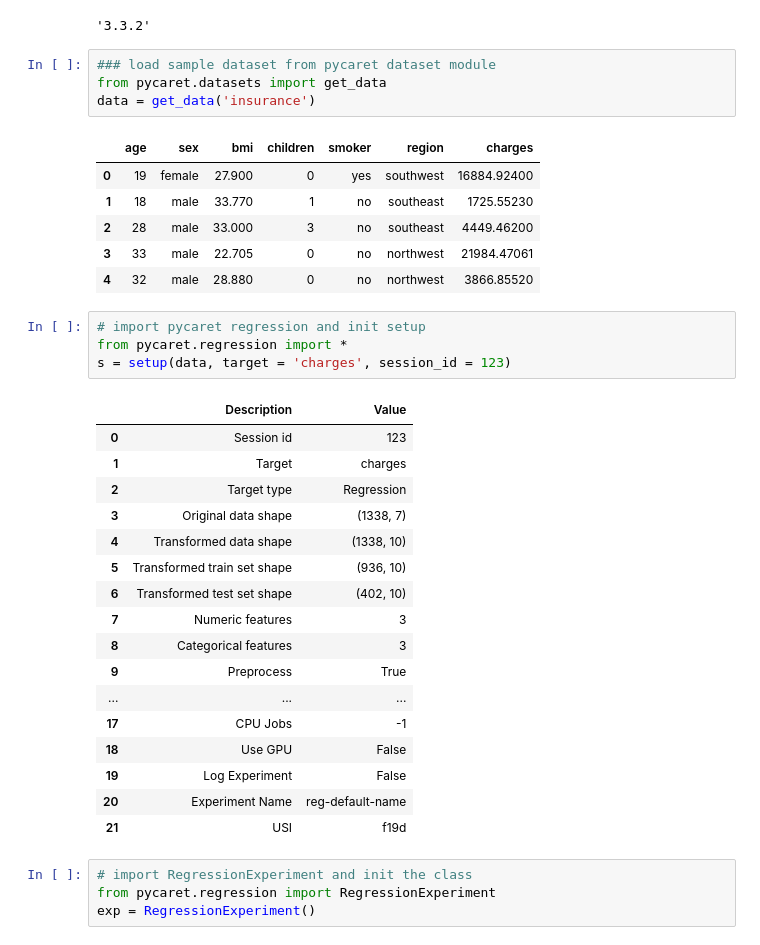
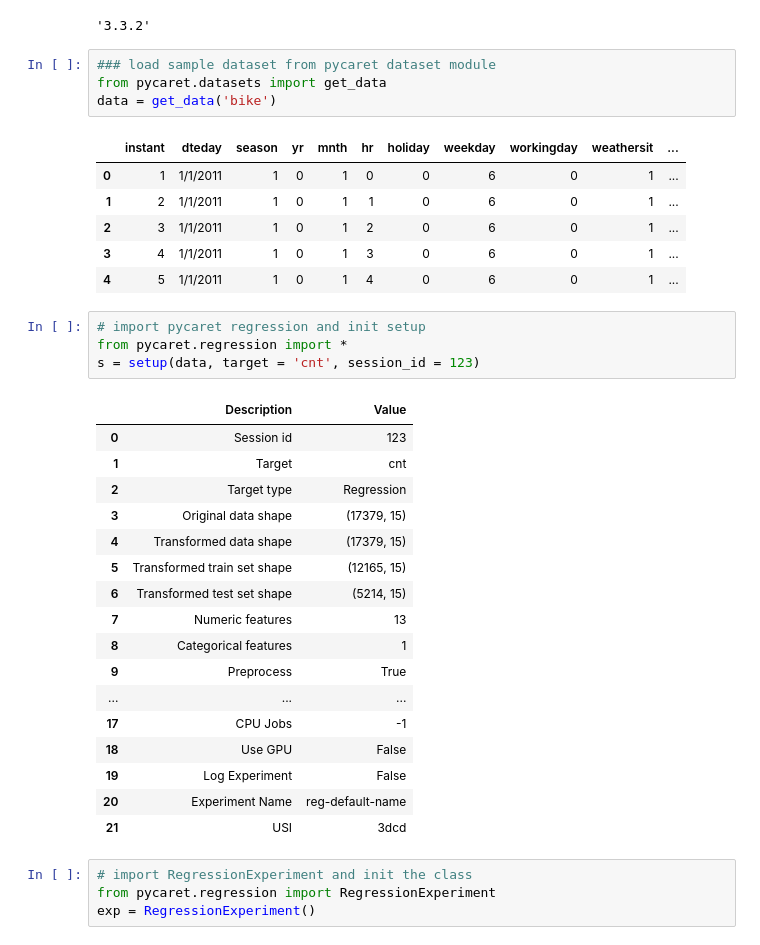
Before and after one commit to SiriBatchu/CMPE-255-HW3, a Jupyter notebook: Regression_pycaret.ipynb, the cells around one changed output. Drawn from its saved outputs; the diff is of its cells as text.

```diff
--- a/Regression_pycaret.ipynb
+++ b/Regression_pycaret.ipynb
@@ -49,36 +49,36 @@ pycaret.__version__
 # %%
 ### load sample dataset from pycaret dataset module
 from pycaret.datasets import get_data
-data = get_data('insurance')
+data = get_data('bike')
 # %% [output]
-|  | age | sex | bmi | children | smoker | region | charges |
-| 0 | 19 | female | 27.900 | 0 | yes | southwest | 16884.92400 |
-| 1 | 18 | male | 33.770 | 1 | no | southeast | 1725.55230 |
-| 2 | 28 | male | 33.000 | 3 | no | southeast | 4449.46200 |
-| 3 | 33 | male | 22.705 | 0 | no | northwest | 21984.47061 |
-| 4 | 32 | male | 28.880 | 0 | no | northwest | 3866.85520 |
+|  | instant | dteday | season | yr | mnth | hr | holiday | weekday | workingday | weathersit | ... |
+| 0 | 1 | 1/1/2011 | 1 | 0 | 1 | 0 | 0 | 6 | 0 | 1 | ... |
+| 1 | 2 | 1/1/2011 | 1 | 0 | 1 | 1 | 0 | 6 | 0 | 1 | ... |
+| 2 | 3 | 1/1/2011 | 1 | 0 | 1 | 2 | 0 | 6 | 0 | 1 | ... |
+| 3 | 4 | 1/1/2011 | 1 | 0 | 1 | 3 | 0 | 6 | 0 | 1 | ... |
+| 4 | 5 | 1/1/2011 | 1 | 0 | 1 | 4 | 0 | 6 | 0 | 1 | ... |
 # %%
 # import pycaret regression and init setup
 from pycaret.regression import *
-s = setup(data, target = 'charges', session_id = 123)
+s = setup(data, target = 'cnt', session_id = 123)
 # %% [output]
 |  | Description | Value |
 | 0 | Session id | 123 |
-| 1 | Target | charges |
+| 1 | Target | cnt |
 | 2 | Target type | Regression |
-| 3 | Original data shape | (1338, 7) |
-| 4 | Transformed data shape | (1338, 10) |
-| 5 | Transformed train set shape | (936, 10) |
-| 6 | Transformed test set shape | (402, 10) |
-| 7 | Numeric features | 3 |
-| 8 | Categorical features | 3 |
+| 3 | Original data shape | (17379, 15) |
+| 4 | Transformed data shape | (17379, 15) |
+| 5 | Transformed train set shape | (12165, 15) |
+| 6 | Transformed test set shape | (5214, 15) |
+| 7 | Numeric features | 13 |
+| 8 | Categorical features | 1 |
 | 9 | Preprocess | True |
 | ... | ... | ... |
 | 17 | CPU Jobs | -1 |
 | 18 | Use GPU | False |
 | 19 | Log Experiment | False |
 | 20 | Experiment Name | reg-default-name |
-| 21 | USI | f19d |
+| 21 | USI | 3dcd |
 # %%
 # import RegressionExperiment and init the class
 from pycaret.regression import RegressionExperiment
```
Also changed, not shown: parts of 12 cells of this notebook.
